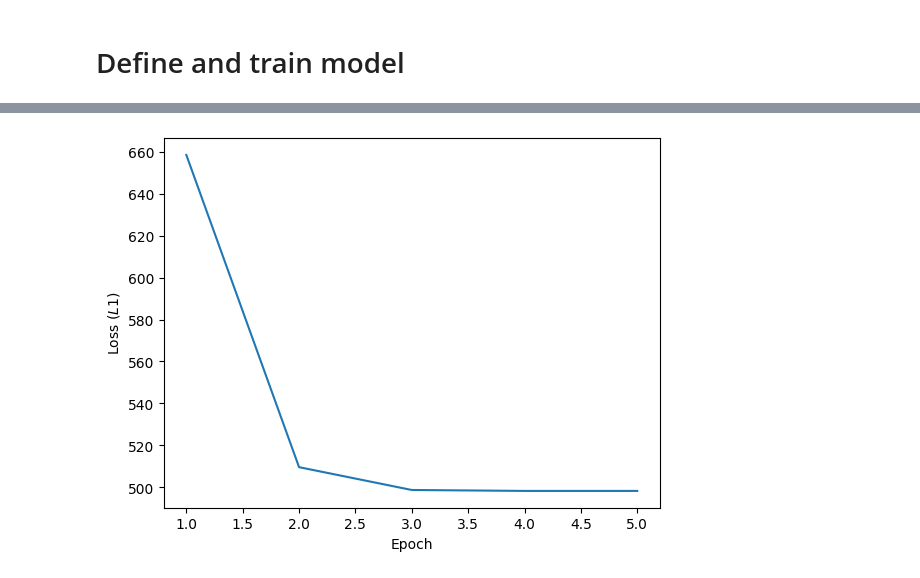
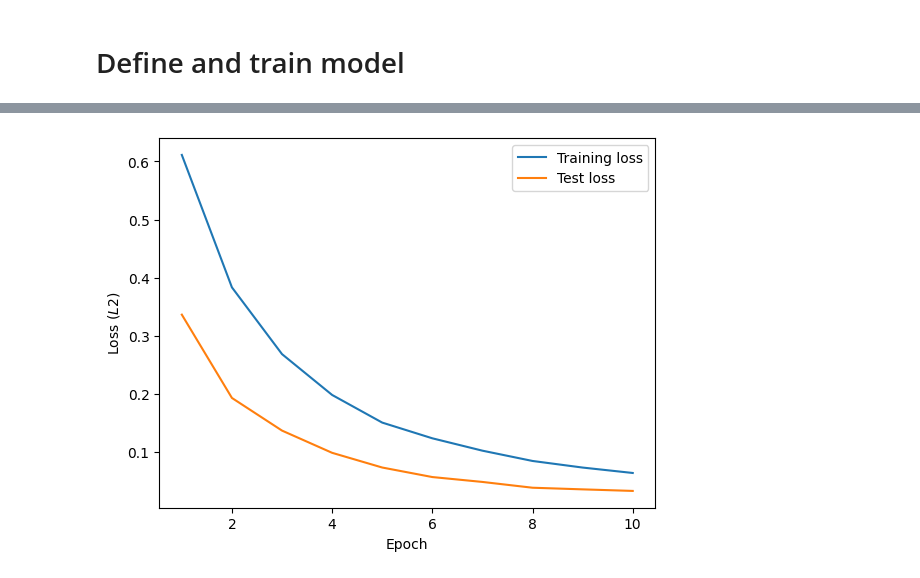
Before and after one commit to pythoncoder1234/wildfires, a Jupyter notebook: another wildfire notebook.ipynb, the cells around one changed output, grey strips where cells are left out. Cells and saved outputs as stored; diff of their text form; code cells hidden in the pictures.

```diff
--- a/another wildfire notebook.ipynb
+++ b/another wildfire notebook.ipynb
@@ -55,11 +29,11 @@ merge.to_csv("merge.csv", index=False)
 # %% [markdown]
 # Format data
 # %%
-import pandas as pd
+from sklearn.preprocessing import normalize
 import numpy as np
 
 def process_fire(row):
-    return np.nan_to_num(np.array(row))
+    return np.array(np.nan_to_num(row))
 
 merge = pd.read_csv("merge.csv")
 merge = merge.sort_values(['longitude', 'latitude'])
@@ -67,6 +41,7 @@ grouped = merge.groupby('datetime')
 
 wind = grouped['speed'].apply(np.array).to_list()
 fire = np.array(grouped['Power'].apply(process_fire).to_list())
+fire = normalize(fire)
 # %% [markdown]
 # Define and train model
 # %%
@@ -126,13 +111,28 @@ def train(model, train_loader, criterion, optimizer, num_epochs):
 # %%
 from torch.utils.data import DataLoader
 import numpy as np
+from sklearn.model_selection import train_test_split
 
 data = np.hstack((fire, wind))
-print(data.shape)
+print("Data shape:", data.shape)
 
-epochs = 5
-ds = CustomDataset(data[:-1], fire[1:])
-dl = DataLoader(ds, batch_size=1, shuffle=True)
+train_x, test_x, train_y, test_y = train_test_split(data[:-1], fire[1:])
+train_dl = DataLoader(CustomDataset(train_x, train_y), batch_size=10, shuffle=True)
+test_dl = DataLoader(CustomDataset(test_x, test_y), batch_size=10, shuffle=True)
+
+epochs = 10
+loss_func = nn.MSELoss()
 mlp = MLP(data.shape[1], 5000, data.shape[1] // 2)
-train(mlp, dl, nn.L1Loss(), optim.SGD(mlp.parameters(), lr=0.01), epochs)
+train_loss, test_loss = train(mlp, train_dl, test_dl, loss_func, optim.SGD(mlp.parameters(), lr=0.01), epochs)
+from matplotlib import pyplot as plt
+
+def plot_loss(train_loss, test_loss):
+    plt.plot(range(1, len(train_loss) + 1), train_loss, label="Training loss")
+    plt.plot(range(1, len(test_loss) + 1), test_loss, label="Test loss")
+    plt.xlabel("Epoch")
+    plt.ylabel("Loss ($L2$)")
+    plt.legend()
+    plt.show()
+
+plot_loss(train_loss, test_loss)
 # %% [output]
@@ -145,12 +150 @@ Epoch [5/5], Loss: 21.665816099747367
+[figure, added]
-# %%
-from matplotlib import pyplot as plt
-
-def plot_loss(arr):
-    plt.plot(range(1, len(arr)+1), arr)
-    plt.xlabel("Epoch")
-    plt.ylabel("Loss ($L1$)")
-    plt.show()
-
-plot_loss(losses)
-# %% [output]
-[figure, removed]
```
Also changed, not shown: parts of 8 cells of this notebook, 5 other files.
